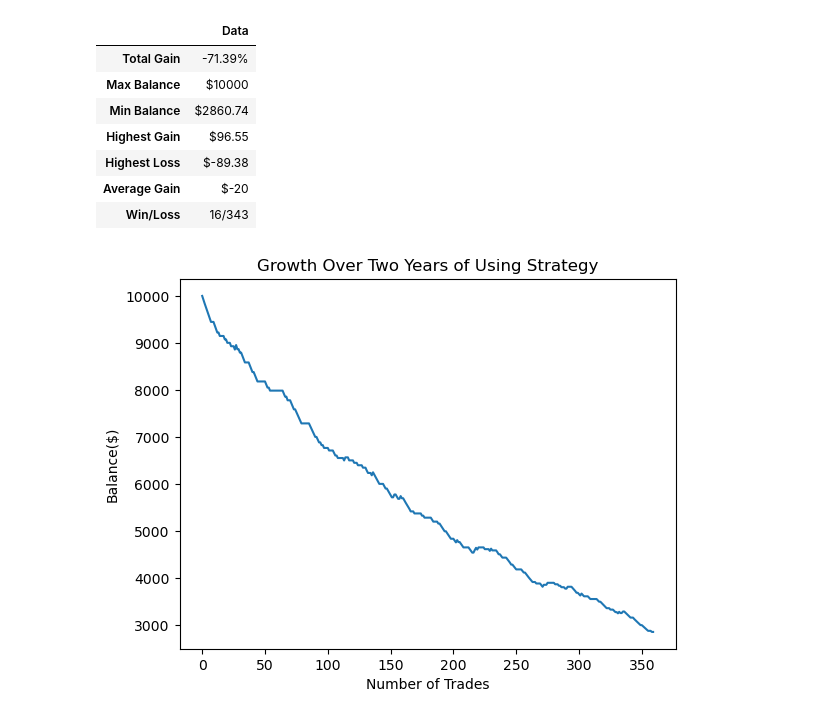
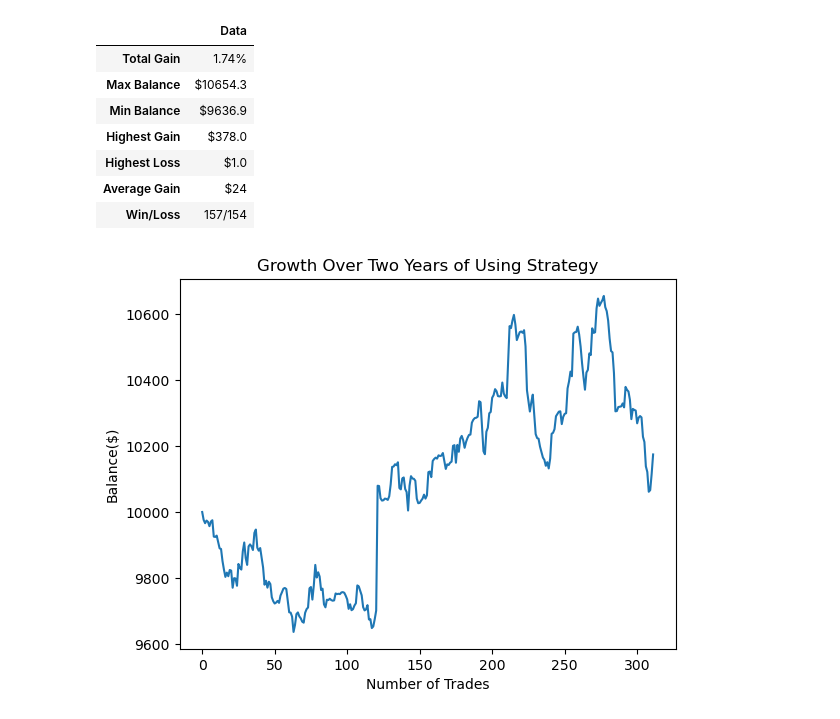
Before and after one commit to vourni/options_mean_reversion, a Jupyter notebook: backtest.ipynb, the cells around one changed output. Drawn from its saved outputs; the diff is of its cells as text; code cells hidden in the pictures.

```diff
--- a/backtest.ipynb
+++ b/backtest.ipynb
@@ -34,7 +34,7 @@ for index, row in data.iterrows():
             pos_count += 1
 
             # Calculating gain/loss and adding to balance
-            g_l = (p_l/buy_price + 1) * stake
+            g_l = p_l * 100
             new_balance = balance + g_l
 
             g_l_list.append(g_l)
@@ -42,8 +42,8 @@ for index, row in data.iterrows():
             neg_count += 1
 
             # Calculating gain/loss and adding to balance
-            g_l = (p_l/buy_price + 1) * stake
-            new_balance = balance - g_l
+            g_l = p_l * 100
+            new_balance = balance + g_l
 
             g_l_list.append(-g_l)
         else:
@@ -59,7 +59,7 @@ for index, row in data.iterrows():
             pos_count += 1
 
             # Calculating gain/loss and adding to balance
-            g_l = (p_l/buy_price + 1) * stake
+            g_l = p_l * 100
             new_balance = balance + g_l
 
             g_l_list.append(g_l)
@@ -67,8 +67,8 @@ for index, row in data.iterrows():
             neg_count += 1
 
             # Calculating gain/loss and adding to balance
-            g_l = (p_l/buy_price + 1) * stake
-            new_balance = balance - g_l
+            g_l = p_l * 100
+            new_balance = balance + g_l
 
             g_l_list.append(-g_l)
         else:
@@ -78,38 +78,38 @@ for index, row in data.iterrows():
         continue
 
     # print(f'Trade {int((index+2)/2)}, Net: {round(new_balance - balance,2)}')
     balance = new_balance
     balance_points.append(balance)
 
 # Calculting values used for summary
 percent_gain = round(((balance - 10000) / 10000) * 100, 2)
 
 columns = ['Total Gain', 'Max Balance', 'Min Balance', 'Highest Gain', 'Highest Loss', 'Average Gain', 'Win/Loss']
 summary_data = [f'{percent_gain}%', f'${round(max(balance_points),2)}', f'${round(min(balance_points),2)}', f'${round(max(g_l_list), 2)}', f'${round(min(g_l_list), 2)}', f'${round(sum(g_l_list)/len(g_l_list))}', f'{pos_count}/{neg_count}']
 
 summary_df = pd.DataFrame(summary_data, index=columns, columns=['Data'])
 
 # Plotting balance and dispalying summary
 plot.plot(balance_points)
 plot.title('Growth Over Two Years of Using Strategy')
 plot.xlabel('Number of Trades')
 plot.ylabel('Balance($)')
 display(summary_df)
 
 # Exporting Results
 EMA_5_DIR = 'ema_5'
 save_pdf_path = os.path.join(RESULTS_DIR, EMA_5_DIR, 'ema_5.pdf')
 save_summary_path = os.path.join(RESULTS_DIR, EMA_5_DIR, 'ema_5.csv')
 
 #plot.savefig(save_pdf_path)
 #summary_df.to_csv(save_summary_path, index=False)
 # %% [output]
 |  | Data |
-| Total Gain | -71.39% |
-| Max Balance | $10000 |
-| Min Balance | $2860.74 |
-| Highest Gain | $96.55 |
-| Highest Loss | $-89.38 |
-| Average Gain | $-20 |
-| Win/Loss | 16/343 |
+| Total Gain | 1.74% |
+| Max Balance | $10654.3 |
+| Min Balance | $9636.9 |
+| Highest Gain | $378.0 |
+| Highest Loss | $1.0 |
+| Average Gain | $24 |
+| Win/Loss | 157/154 |
-[figure, old version]
+[figure, new version]
```
Also changed, not shown: 4 other files.
